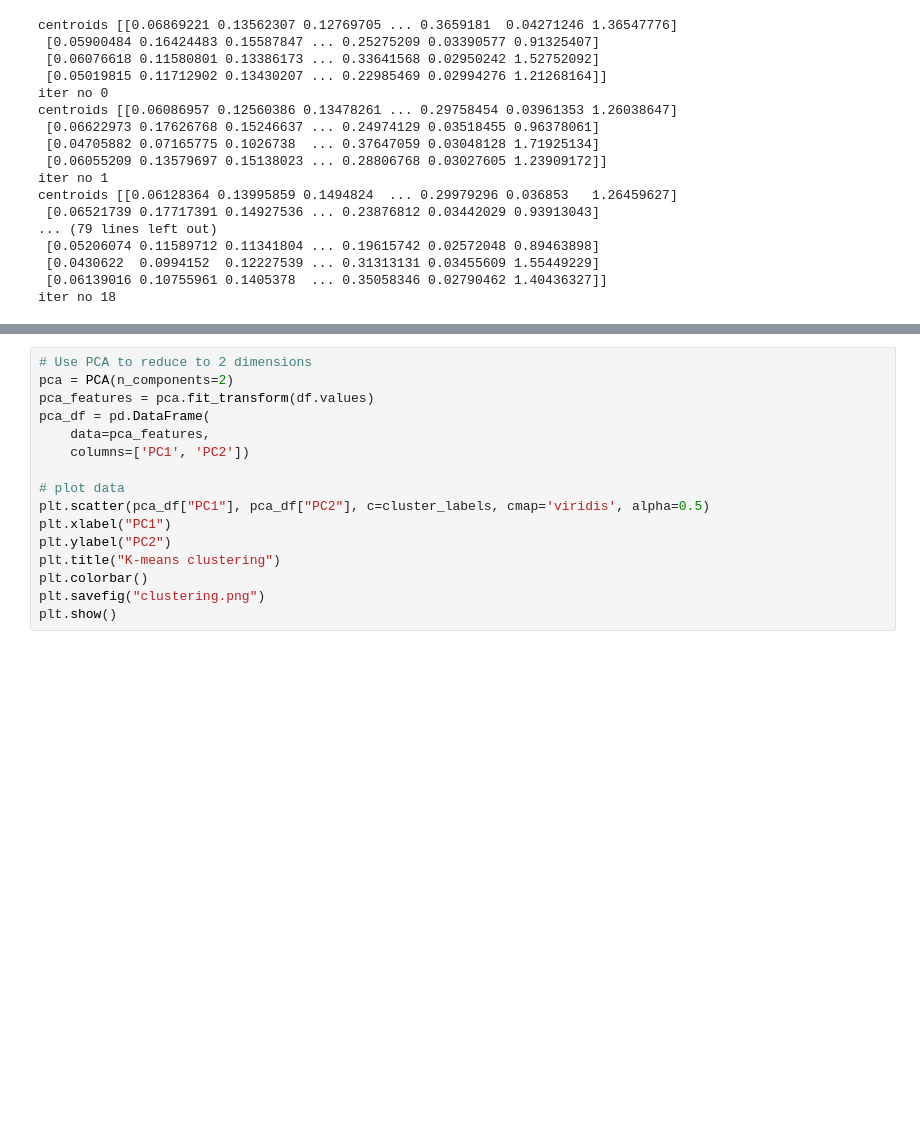
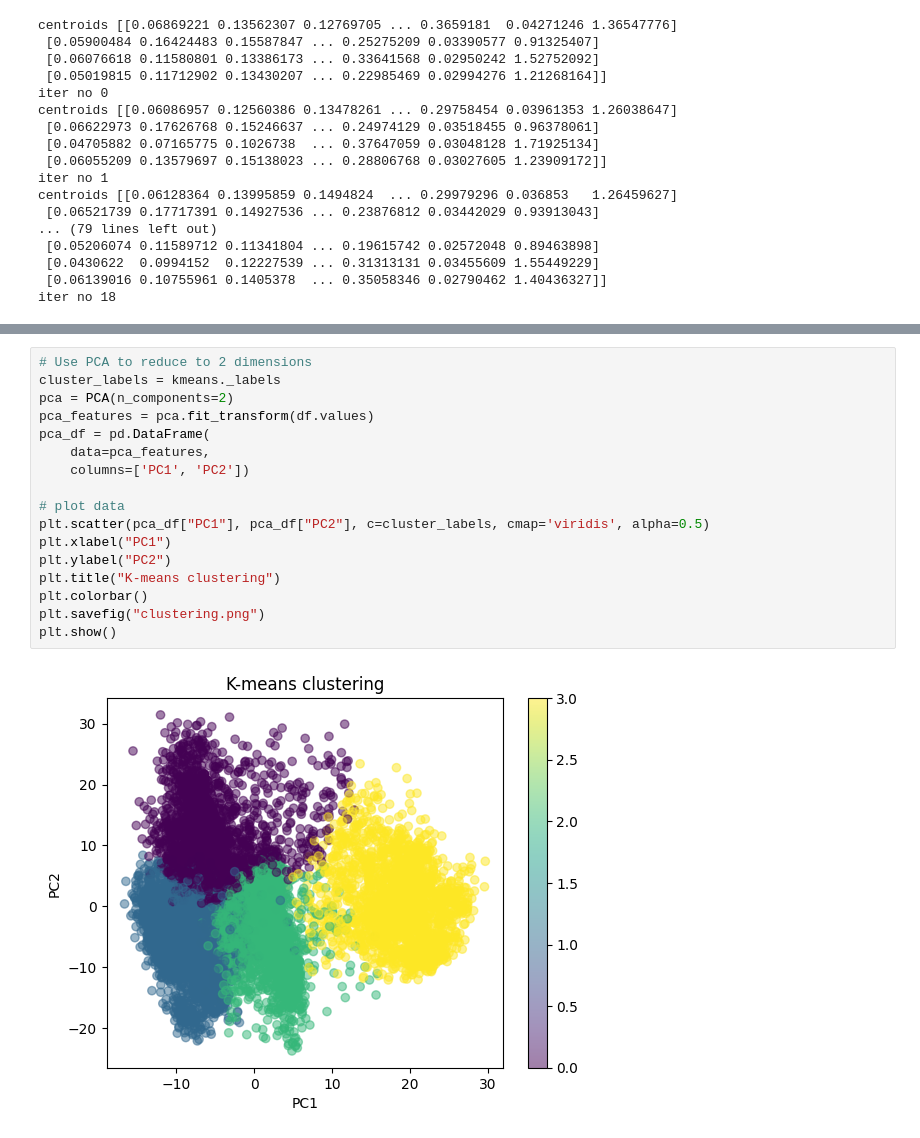
Before and after one commit to gshireesh/COMP_BIO_PROJECT, a Jupyter notebook: kmeans_custom_implementation.ipynb, the cells around one changed output, grey strips where cells are left out. Cells and saved outputs as stored; diff of their text form; blank space fills up the shorter version.

```diff
--- a/Kmeans custom implementation.ipynb
+++ b/kmeans_custom_implementation.ipynb
@@ -101,17 +101,20 @@ fig.show()
 [interactive output not drawn]
 # %%
 # Use PCA to reduce to 2 dimensions
+cluster_labels = kmeans._labels
 pca = PCA(n_components=2)
 pca_features = pca.fit_transform(df.values)
 pca_df = pd.DataFrame(
     data=pca_features,
     columns=['PC1', 'PC2'])
 
 # plot data
 plt.scatter(pca_df["PC1"], pca_df["PC2"], c=cluster_labels, cmap='viridis', alpha=0.5)
 plt.xlabel("PC1")
 plt.ylabel("PC2")
 plt.title("K-means clustering")
 plt.colorbar()
 plt.savefig("clustering.png")
 plt.show()
+# %% [output]
+[figure, added]
```
Also changed, not shown: 1 other file.
